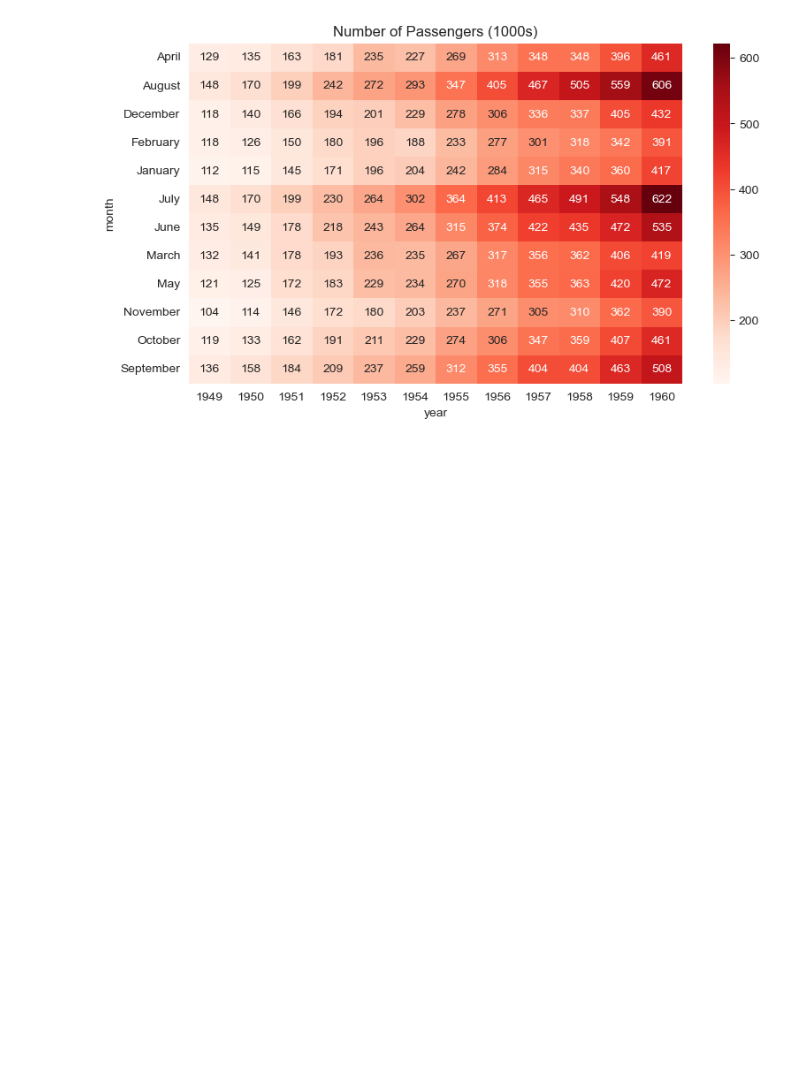
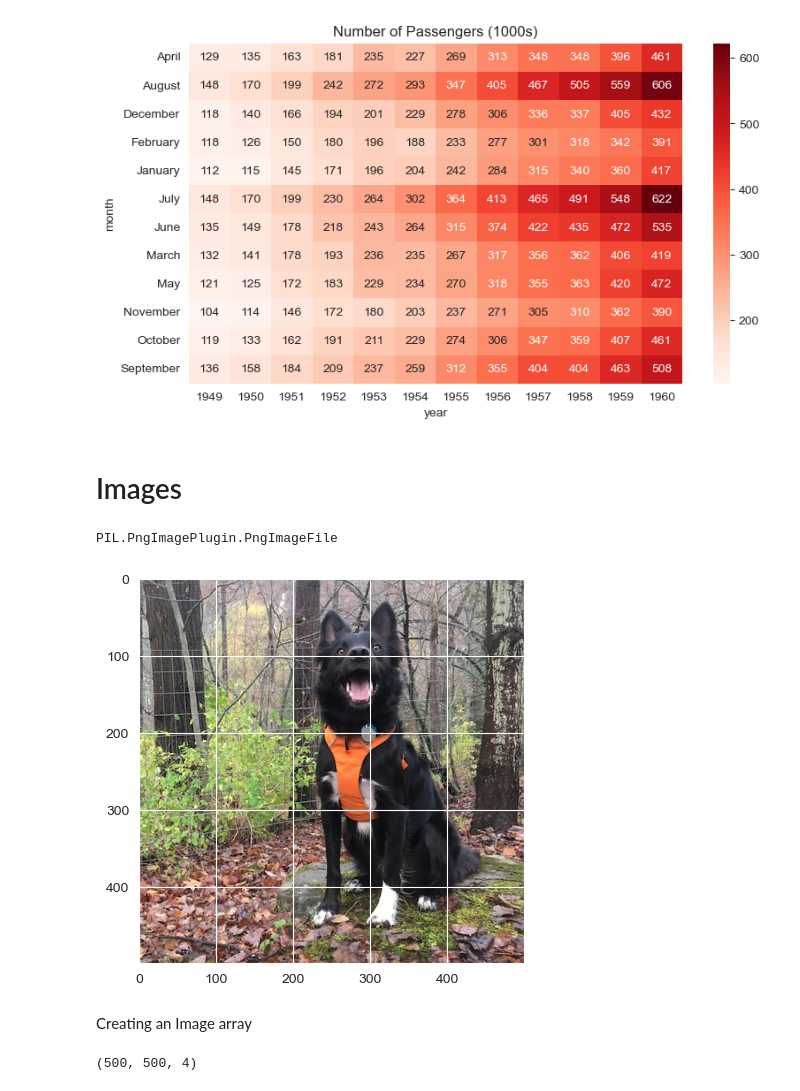
Before and after one commit to Swaraz08/Jupyter, a Jupyter notebook: pandas.ipynb, the cells around one changed output. Drawn from its saved outputs; the diff is of its cells as text; code cells hidden in the pictures; blank space fills up the shorter version.

Commit message:
Learned Images

```diff
--- a/pandas.ipynb
+++ b/pandas.ipynb
@@ -1178,3 +1178,5 @@ plt.title("Number of Passengers (1000s)")
 sns.heatmap(table_df,fmt='d',annot=True,cmap='Reds'); #cmap reverses the color mapping from dark-light to light-dark
 # %% [output]
 [figure]
+# %% [markdown]
+# Images
@@ -1180,0 +1185,12 @@ sns.heatmap(table_df,fmt='d',annot=True,cmap='Reds'); #cmap reverses the color m
+# %%
+img=Image.open('./seaborn-data/png/img1.png')
+# %%
+type(img)
+# %% [output]
+PIL.PngImagePlugin.PngImageFile
+# %%
+plt.imshow(img);
+# %% [output]
+[figure, added]
+# %% [markdown]
+Creating an Image array
@@ -1180,0 +1199,4 @@ sns.heatmap(table_df,fmt='d',annot=True,cmap='Reds'); #cmap reverses the color m
+# %%
+img_array.shape
+# %% [output]
+(500, 500, 4)
```
Also changed, not shown: parts of 8 cells of this notebook.
